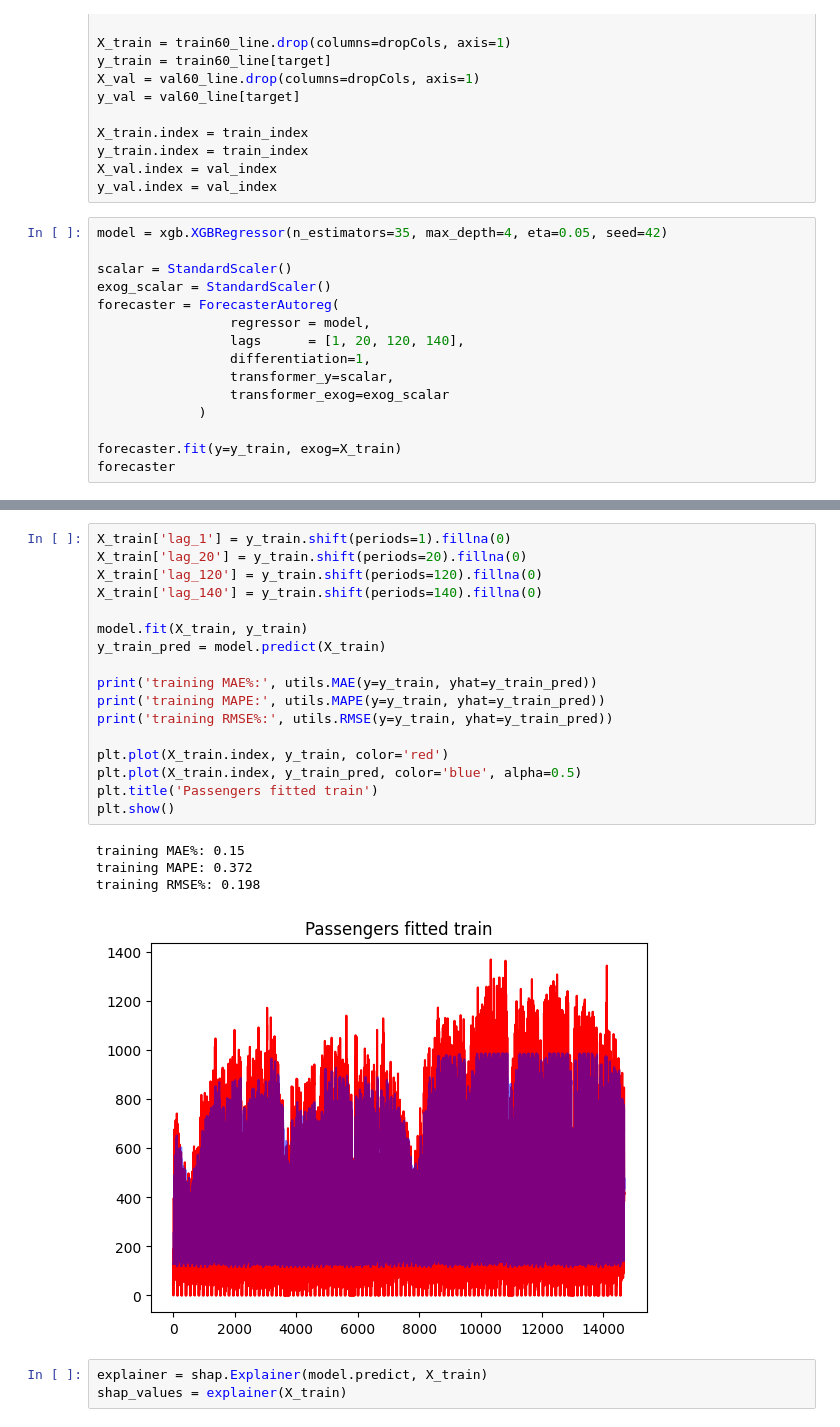
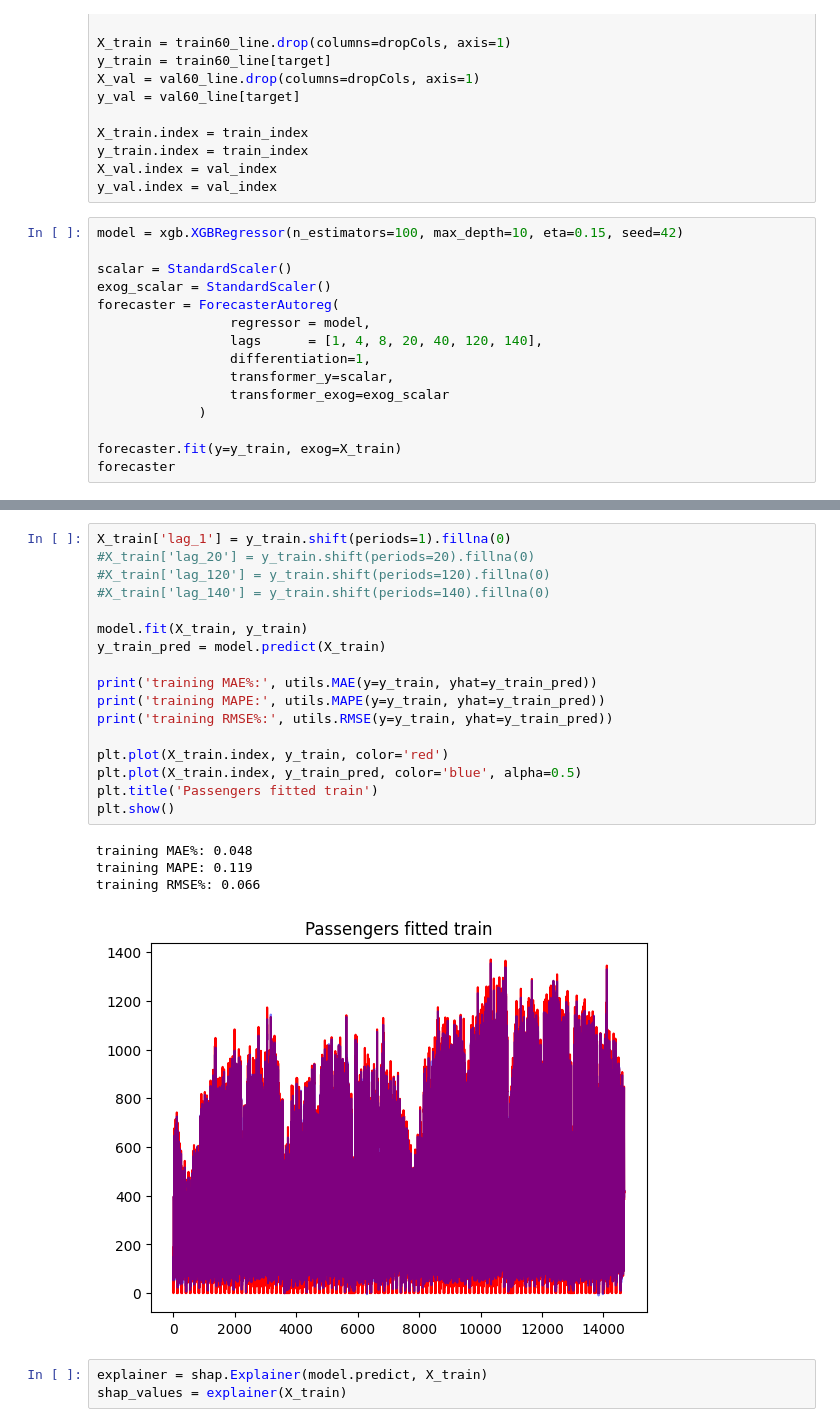
Before and after one commit to andr830g/Machine-Learning-Passenger-Forecasting, a Jupyter notebook: MachineLearningModelling.ipynb, the cells around one changed output, grey strips where cells are left out. Saved outputs shown, nothing was run; the diff lists cells and outputs as text.

```diff
--- a/MachineLearningModelling.ipynb
+++ b/MachineLearningModelling.ipynb
@@ -49,13 +49,13 @@ y_train.index = train_index
 X_val.index = val_index
 y_val.index = val_index
 # %%
-model = xgb.XGBRegressor(n_estimators=35, max_depth=4, eta=0.05, seed=42)
+model = xgb.XGBRegressor(n_estimators=100, max_depth=10, eta=0.15, seed=42)
 
 scalar = StandardScaler()
 exog_scalar = StandardScaler()
 forecaster = ForecasterAutoreg(
                  regressor = model,
-                 lags      = [1, 20, 120, 140],
+                 lags      = [1, 4, 8, 20, 40, 120, 140],
                  differentiation=1,
                  transformer_y=scalar,
                  transformer_exog=exog_scalar
@@ -94,25 +94,25 @@ plt.show()
 # %%
 X_train['lag_1'] = y_train.shift(periods=1).fillna(0)
-X_train['lag_20'] = y_train.shift(periods=20).fillna(0)
-X_train['lag_120'] = y_train.shift(periods=120).fillna(0)
-X_train['lag_140'] = y_train.shift(periods=140).fillna(0)
+#X_train['lag_20'] = y_train.shift(periods=20).fillna(0)
+#X_train['lag_120'] = y_train.shift(periods=120).fillna(0)
+#X_train['lag_140'] = y_train.shift(periods=140).fillna(0)
 
 model.fit(X_train, y_train)
 y_train_pred = model.predict(X_train)
 
 print('training MAE%:', utils.MAE(y=y_train, yhat=y_train_pred))
 print('training MAPE:', utils.MAPE(y=y_train, yhat=y_train_pred))
 print('training RMSE%:', utils.RMSE(y=y_train, yhat=y_train_pred))
 
 plt.plot(X_train.index, y_train, color='red')
 plt.plot(X_train.index, y_train_pred, color='blue', alpha=0.5)
 plt.title('Passengers fitted train')
 plt.show()
 # %% [output]
-training MAE%: 0.15
-training MAPE: 0.372
-training RMSE%: 0.198
+training MAE%: 0.048
+training MAPE: 0.119
+training RMSE%: 0.066
-[figure, old version]
+[figure, new version]
 # %%
 explainer = shap.Explainer(model.predict, X_train)
 shap_values = explainer(X_train)
```
Also changed, not shown: parts of 9 cells of this notebook.
